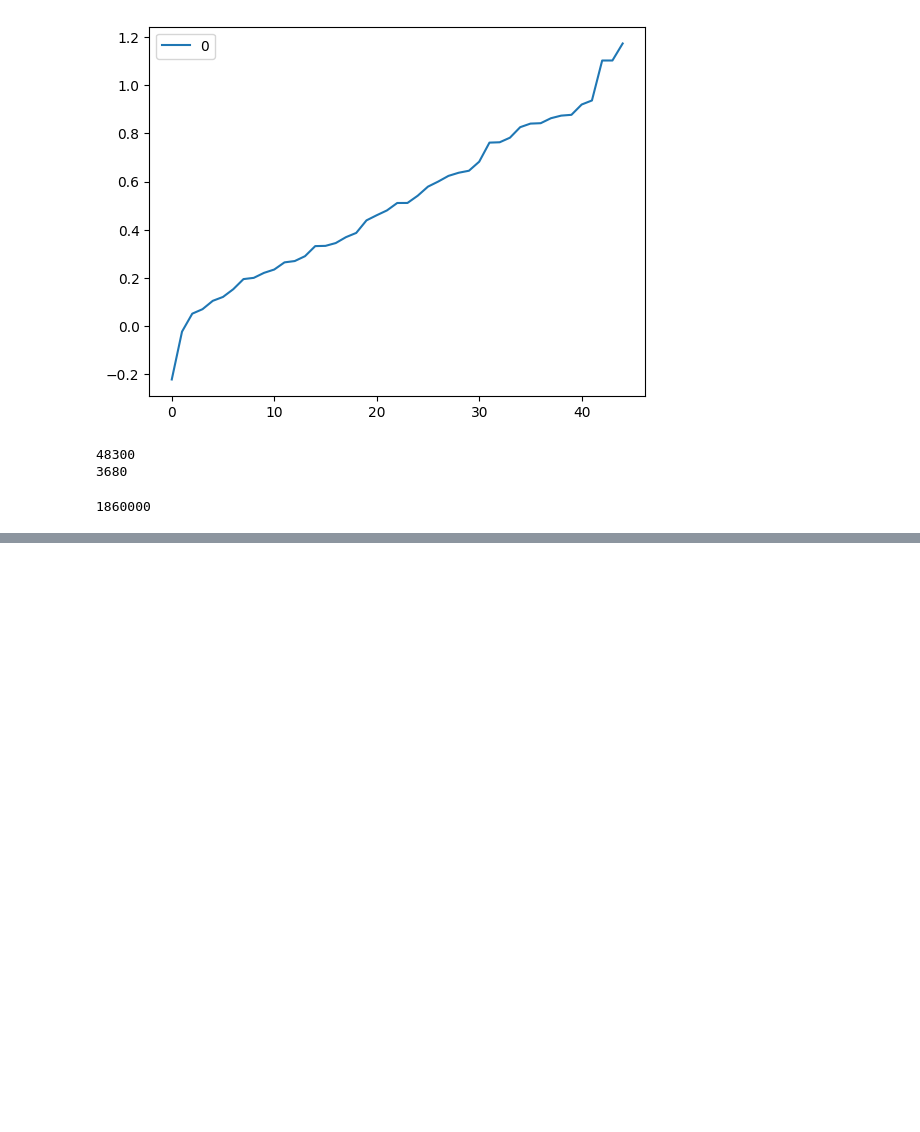
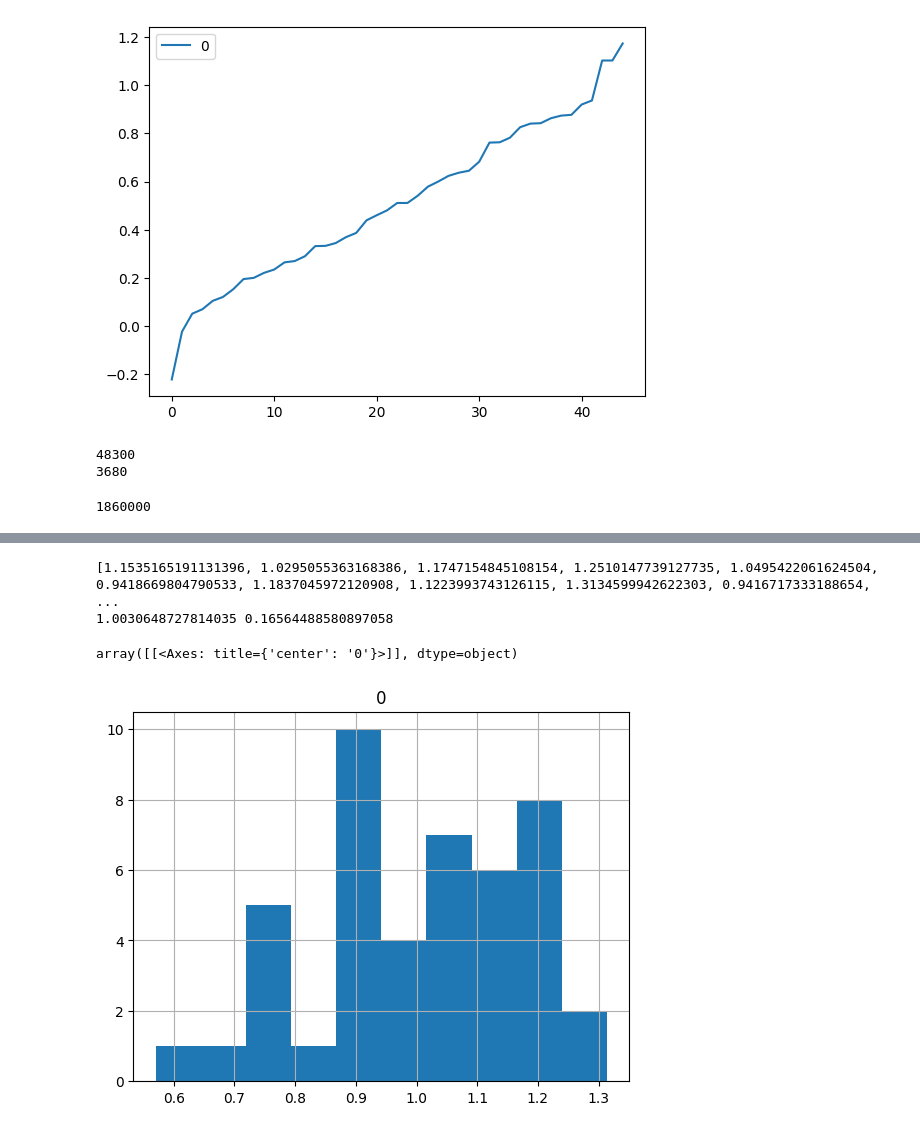
Before and after one commit to mahdinasseri/Normalized-Google-Distance, a Jupyter notebook: main.ipynb, the cells around one changed output, grey strips where cells are left out. Saved outputs shown, nothing was run; the diff lists cells and outputs as text; code cells hidden in the pictures; blank space fills up the shorter version.

```diff
--- a/main.ipynb
+++ b/main.ipynb
@@ -149,0 +205,20 @@ print(number_of_results(w1+" " +w2))
+# %%
+my_element_list = [
+    'hello',
+'regret',
+'Safraz',
+'real',
+'frog',
+'Jealousy',
+'store',
+'imperfect',
+'Mulberry',
+'deception']
+my_matrix = pairwise_NGD(my_element_list, lan='en')
+m = pd.DataFrame(my_matrix)
+x = len(m)
+my_values = []
+for i in range(0,x):
+    for j in range(i+1,x):
+        #print(i,j, m.iloc[i,j])
+        my_values.append(m.iloc[i,j])
@@ -149,0 +243,11 @@ print(number_of_results(w1+" " +w2))
+# %%
+print(my_values)
+print(np.mean(my_values), np.std(my_values))
+# %% [output]
+[1.1535165191131396, 1.0295055363168386, 1.1747154845108154, 1.2510147739127735, 1.0495422061624504, 0.9418669804790533, 1.1837045972120908, 1.1223993743126115, 1.3134599942622303, 0.9416717333188654, ...
+1.0030648727814035 0.16564488580897058
+# %%
+pd.DataFrame(my_values).hist(bins=10)
+# %% [output]
+array([[<Axes: title={'center': '0'}>]], dtype=object)
+[figure, added]
```
Also changed, not shown: parts of 7 cells of this notebook, 1 other file.
